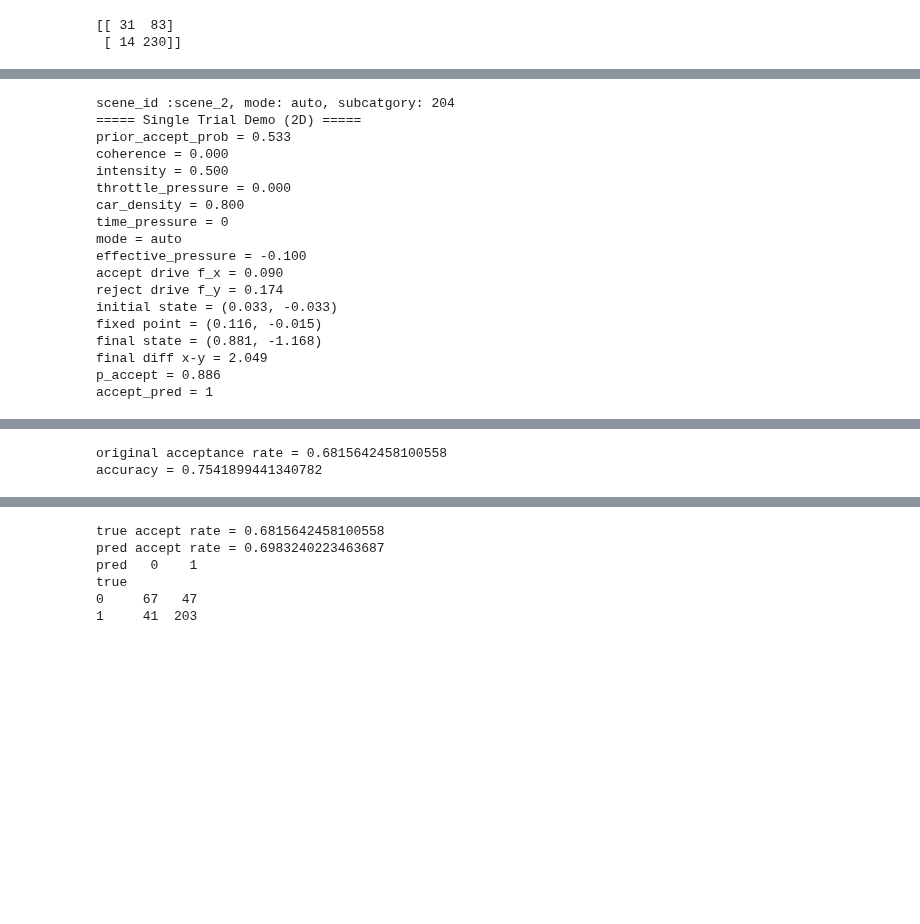
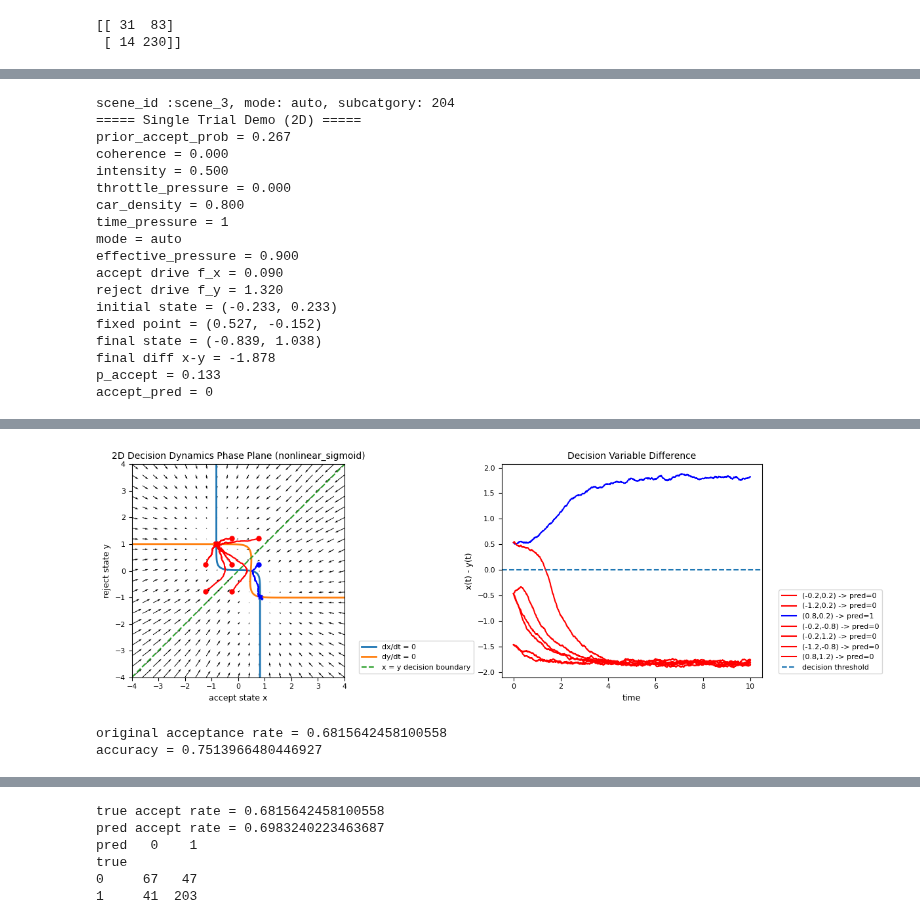
Before and after one commit to yxlin02/HCICarSim, a Jupyter notebook: DataAnalysis.ipynb, the cells around one changed output, grey strips where cells are left out. Cells and saved outputs as stored; diff of their text form; code cells hidden in the pictures; blank space fills up the shorter version.

```diff
--- a/DataAnalysis.ipynb
+++ b/DataAnalysis.ipynb
@@ -1022,7 +1036,7 @@ Nullcline is defined as:
 
 Their intersection gives **fixed points** (decision attractors).
 # %%
-row = df_reaction.iloc[32]
+row = df_reaction.iloc[150]
 print(f"scene_id :{row['scene_id']}, mode: {row['mode']}, subcatgory: {row['recommendation_subcategory']}")
 
 demo = twoddynamics.run_single_trial_demo_2d(
@@ -1031,22 +1045,20 @@ demo = twoddynamics.run_single_trial_demo_2d(
     density_pressure_gain=0.5,
     time_pressure_gain=1.0,
 
-    alpha_prior=0.42,
-    alpha_coherence=1.5,
+    alpha_coherence=1.0,
     alpha_intensity=0.5,
-    alpha_ci=0.87,
-    alpha_density=0.27,
+    alpha_ci=0.2,
+    alpha_density=0.2,
 
-    beta_pressure=1.21,
+    beta_pressure=1.0,
     beta_density=0.5,
-    beta_time_pressure=2.17,
-    beta_low_coherence=0.35,
-    beta_prior=1.45,
+    beta_time_pressure=1.5,
+    beta_low_coherence=0.5,
 
-    lam_x=1.13,
-    lam_y=0.86,
-    w_xy=2.64,
-    w_yx=1.62,
+    lam_x=1.217,
+    lam_y=0.996,
+    w_xy=3.637,
+    w_yx=2.790,
     sigma_x=0.04,
     sigma_y=0.04,
     T=10.0,
@@ -1055,21 +1067,21 @@ demo = twoddynamics.run_single_trial_demo_2d(
     model="nonlinear_sigmoid",
 )
 # %% [output]
-scene_id :scene_2, mode: auto, subcatgory: 204
+scene_id :scene_3, mode: auto, subcatgory: 204
 ===== Single Trial Demo (2D) =====
-prior_accept_prob = 0.533
+prior_accept_prob = 0.267
 coherence = 0.000
 intensity = 0.500
 throttle_pressure = 0.000
 car_density = 0.800
-time_pressure = 0
+time_pressure = 1
 mode = auto
-effective_pressure = -0.100
+effective_pressure = 0.900
 accept drive f_x = 0.090
-reject drive f_y = 0.174
-initial state = (0.033, -0.033)
-fixed point = (0.116, -0.015)
-final state = (0.881, -1.168)
-final diff x-y = 2.049
-p_accept = 0.886
-accept_pred = 1
+reject drive f_y = 1.320
+initial state = (-0.233, 0.233)
+fixed point = (0.527, -0.152)
+final state = (-0.839, 1.038)
+final diff x-y = -1.878
+p_accept = 0.133
+accept_pred = 0
@@ -1077,29 +1088,28 @@ accept_pred = 1
+[figure, added]
 # %%
 df_type_two = df_reaction[df_reaction["recommendation_category"] == 2]
 
 df_sim = twoddynamics.simulate_dataframe_2d(
     df_reaction,
 
-    auto_pressure_reduction=0.35,
-    density_pressure_gain=0.35,
-    time_pressure_gain=0.8,
+    auto_pressure_reduction=0.5,
+    density_pressure_gain=0.5,
+    time_pressure_gain=1.0,
 
-    alpha_prior=0.5,
     alpha_coherence=1.0,
     alpha_intensity=0.5,
-    alpha_ci=0.87,
-    alpha_density=0.27,
+    alpha_ci=0.2,
+    alpha_density=0.2,
 
-    beta_pressure=1.21,
+    beta_pressure=1.0,
     beta_density=0.5,
-    beta_time_pressure=2.17,
-    beta_low_coherence=0.35,
-    beta_prior=1.45,
+    beta_time_pressure=1.5,
+    beta_low_coherence=0.5,
 
-    lam_x=1.13,
-    lam_y=0.86,
-    w_xy=2.64,
-    w_yx=1.62,
+    lam_x=1.217,
+    lam_y=0.996,
+    w_xy=3.637,
+    w_yx=2.790,
     sigma_x=0.04,
     sigma_y=0.04,
     T=10.0,
@@ -1115,7 +1125,7 @@ print("original acceptance rate =", valid["accept_true"].mean())
 print("accuracy =", acc)
 # %% [output]
 original acceptance rate = 0.6815642458100558
-accuracy = 0.7541899441340782
+accuracy = 0.7513966480446927
 # %%
 df_search = twoddynamics.random_search_twod(df_reaction, twoddynamics, n_iter=300, seed=123)
 print(df_search.head(10)[[
```
Also changed, not shown: parts of 10 cells of this notebook, 2 other files.
